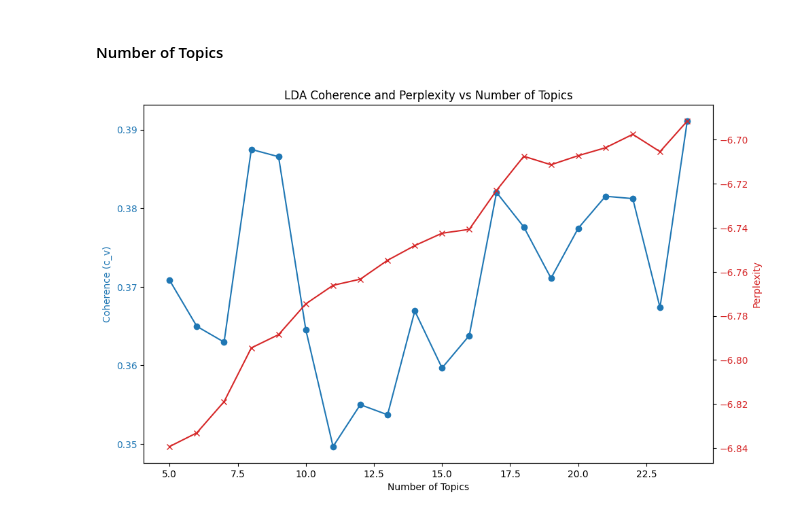
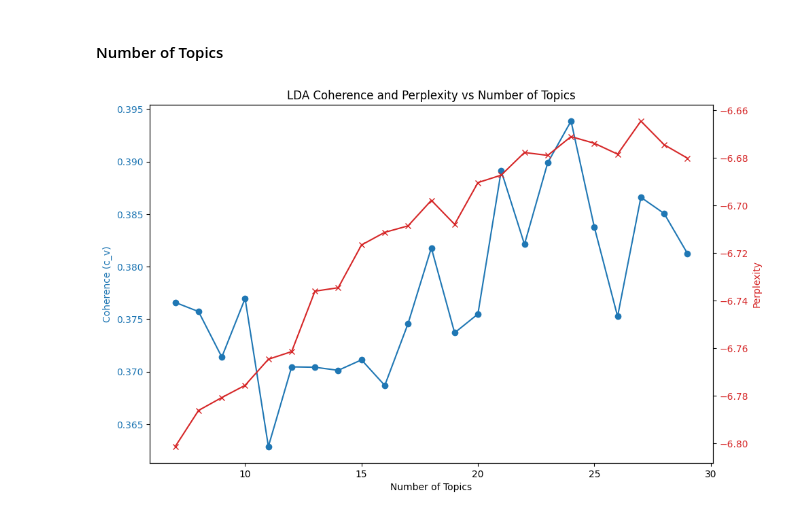
Before and after one commit to rebeccalwagner/PPOL_5205_FinalProject, a Jupyter notebook: code/models/lda.ipynb, the cells around one changed output. Saved outputs shown, nothing was run; the diff lists cells and outputs as text; code cells hidden in the pictures.

```diff
--- a/code/models/lda.ipynb
+++ b/code/models/lda.ipynb
@@ -101,7 +116,7 @@ def plot_topic_validation(topic_range, text_list, corpus, dictionary):
     plt.show()
 # %%
-topic_range = range(5, 25, 1)
+topic_range = range(7, 30, 1)
 
 plot_topic_validation(topic_range=topic_range, text_list=bigram_list, corpus=bigram_corpus, dictionary=bigram_dict)
 # %% [output]
-[figure, old version]
+[figure, new version]
```
Also changed, not shown: parts of 29 cells of this notebook, 11 other files.
